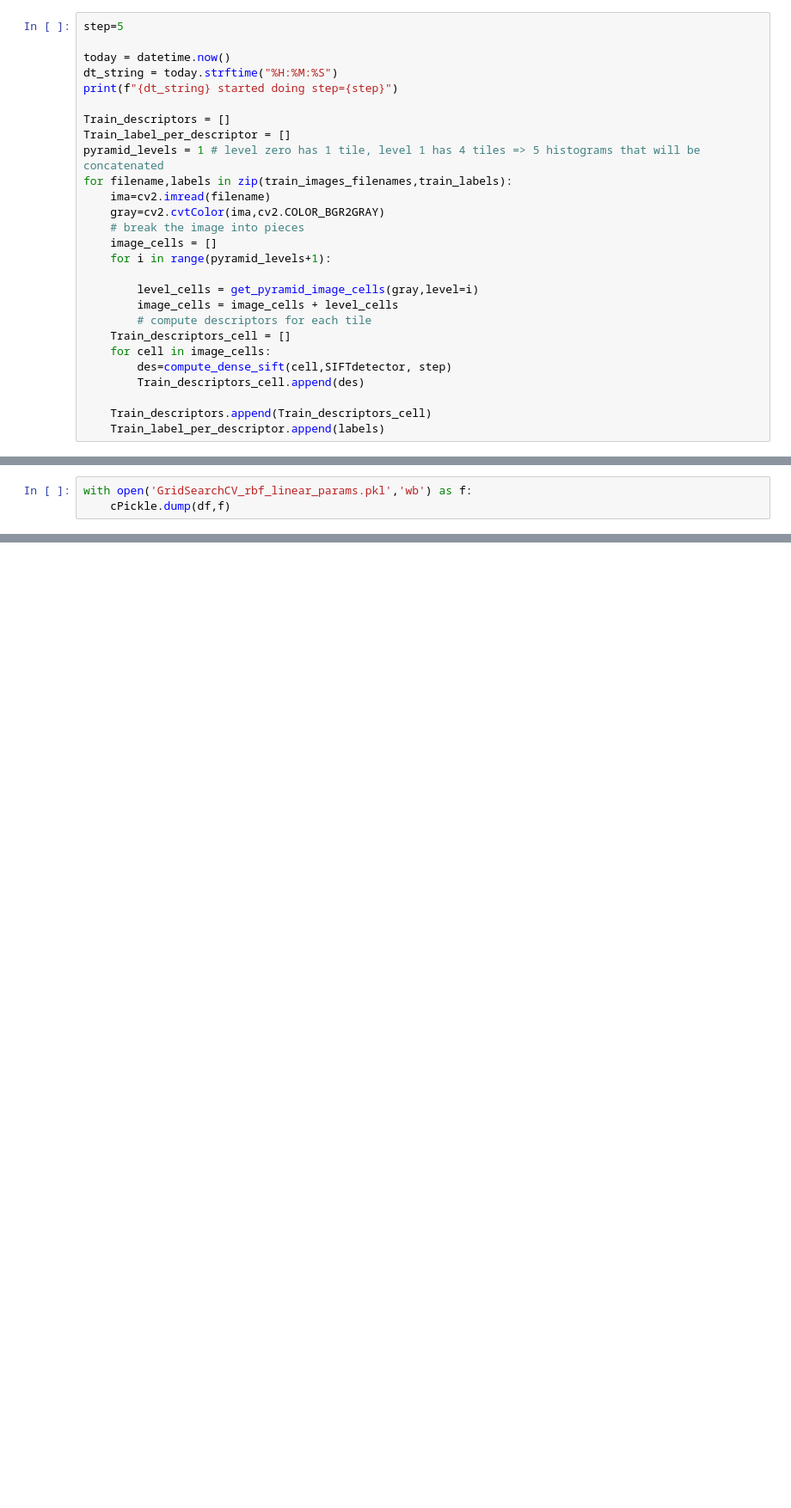
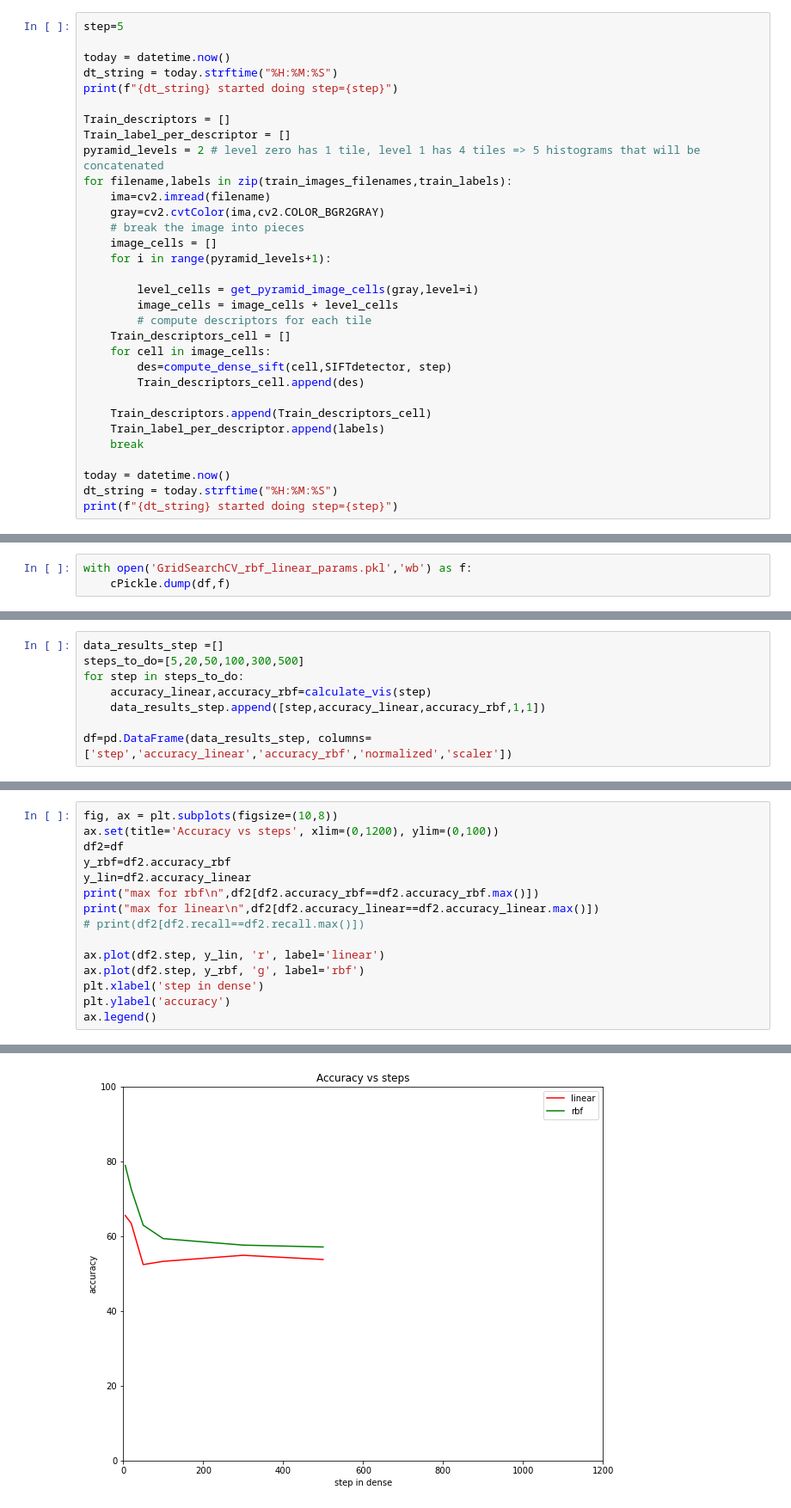
Before and after one commit to StanleyAlbayeros/MCV-M3-MLCV-G02, a Jupyter notebook: SVM_pyramids_Adam.ipynb, the cells around one changed output, grey strips where cells are left out. Shown: that part at 86% size. Drawn from its saved outputs; the diff is of its cells as text; blank space fills up the shorter version.

Commit message:
Add files via upload
pyramids added

```diff
--- a/SVM_pyramids_Adam.ipynb
+++ b/SVM_pyramids_Adam.ipynb
@@ -221,7 +163,7 @@ print(f"{dt_string} started doing step={step}")
 
 Train_descriptors = []
 Train_label_per_descriptor = []
-pyramid_levels = 1 # level zero has 1 tile, level 1 has 4 tiles => 5 histograms that will be concatenated
+pyramid_levels = 2 # level zero has 1 tile, level 1 has 4 tiles => 5 histograms that will be concatenated
 for filename,labels in zip(train_images_filenames,train_labels):
     ima=cv2.imread(filename)
     gray=cv2.cvtColor(ima,cv2.COLOR_BGR2GRAY)
@@ -239,4 +181,9 @@ for filename,labels in zip(train_images_filenames,train_labels):
 
     Train_descriptors.append(Train_descriptors_cell)
     Train_label_per_descriptor.append(labels)
+    break
+
+today = datetime.now()
+dt_string = today.strftime("%H:%M:%S")
+print(f"{dt_string} started doing step={step}")
 # %% [output]
@@ -549,0 +511,8 @@ max for linear
+# %%
+data_results_step =[]
+steps_to_do=[5,20,50,100,300,500]
+for step in steps_to_do:
+    accuracy_linear,accuracy_rbf=calculate_vis(step)
+    data_results_step.append([step,accuracy_linear,accuracy_rbf,1,1])
+
+df=pd.DataFrame(data_results_step, columns=['step','accuracy_linear','accuracy_rbf','normalized','scaler'])
@@ -549,0 +544,16 @@ max for linear
+# %%
+fig, ax = plt.subplots(figsize=(10,8))
+ax.set(title='Accuracy vs steps', xlim=(0,1200), ylim=(0,100))
+df2=df
+y_rbf=df2.accuracy_rbf
+y_lin=df2.accuracy_linear
+print("max for rbf\n",df2[df2.accuracy_rbf==df2.accuracy_rbf.max()])
+print("max for linear\n",df2[df2.accuracy_linear==df2.accuracy_linear.max()])
+# print(df2[df2.recall==df2.recall.max()])
+
+ax.plot(df2.step, y_lin, 'r', label='linear')
+ax.plot(df2.step, y_rbf, 'g', label='rbf')
+plt.xlabel('step in dense')
+plt.ylabel('accuracy')
+ax.legend()
+# %% [output]
@@ -549,0 +567 @@ max for linear
+[figure, added]
```
Also changed, not shown: parts of 42 cells of this notebook.
